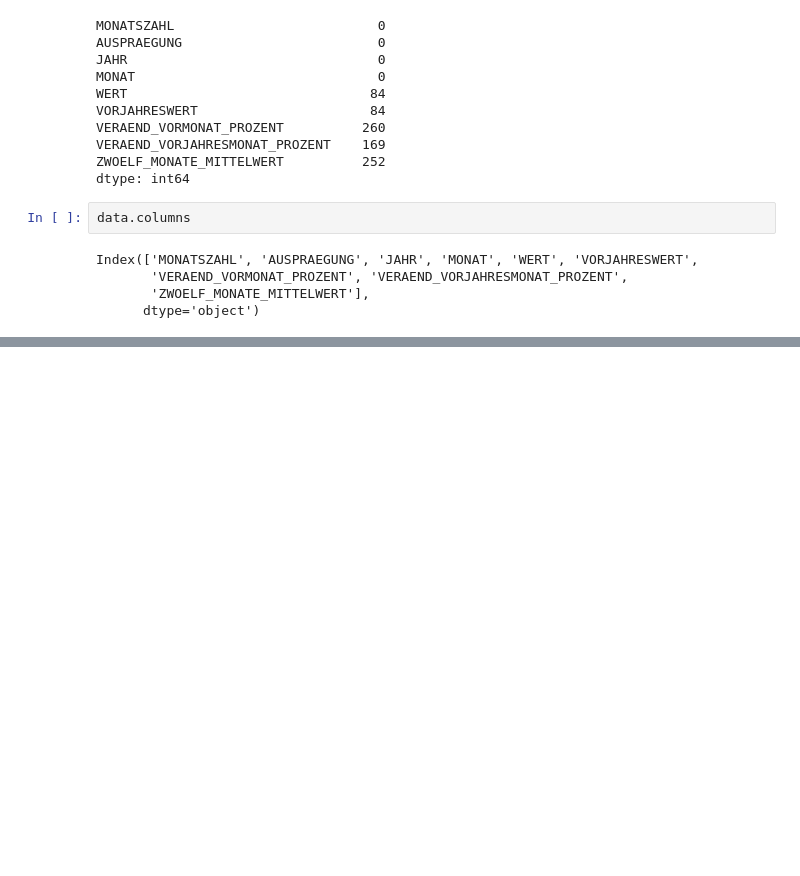
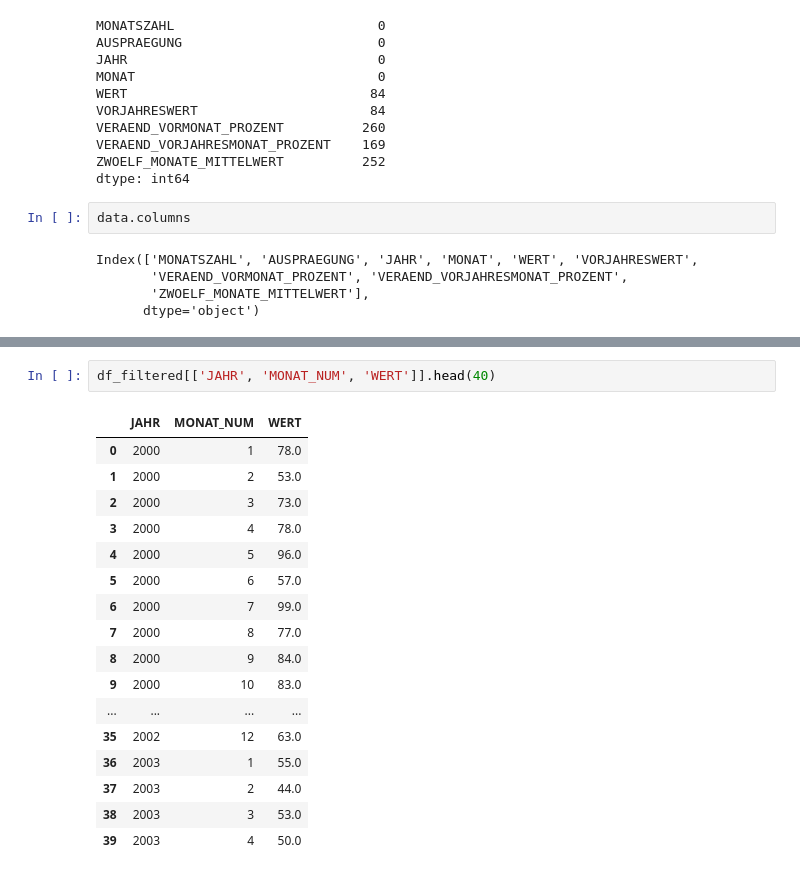
Before and after one commit to lokesh12190/AI-munich-traffic-accident-forecasting-, a Jupyter notebook: main.ipynb, the cells around one changed output, grey strips where cells are left out. Drawn from its saved outputs; the diff is of its cells as text; blank space fills up the shorter version.

```diff
--- a/main.ipynb
+++ b/main.ipynb
@@ -64,0 +131,20 @@ Index(['MONATSZAHL', 'AUSPRAEGUNG', 'JAHR', 'MONAT', 'WERT', 'VORJAHRESWERT',
+# %%
+df_filtered[['JAHR', 'MONAT_NUM', 'WERT']].head(40)
+# %% [output]
+|  | JAHR | MONAT_NUM | WERT |
+| 0 | 2000 | 1 | 78.0 |
+| 1 | 2000 | 2 | 53.0 |
+| 2 | 2000 | 3 | 73.0 |
+| 3 | 2000 | 4 | 78.0 |
+| 4 | 2000 | 5 | 96.0 |
+| 5 | 2000 | 6 | 57.0 |
+| 6 | 2000 | 7 | 99.0 |
+| 7 | 2000 | 8 | 77.0 |
+| 8 | 2000 | 9 | 84.0 |
+| 9 | 2000 | 10 | 83.0 |
+| ... | ... | ... | ... |
+| 35 | 2002 | 12 | 63.0 |
+| 36 | 2003 | 1 | 55.0 |
+| 37 | 2003 | 2 | 44.0 |
+| 38 | 2003 | 3 | 53.0 |
+| 39 | 2003 | 4 | 50.0 |
```
Also changed, not shown: parts of 8 cells of this notebook.
